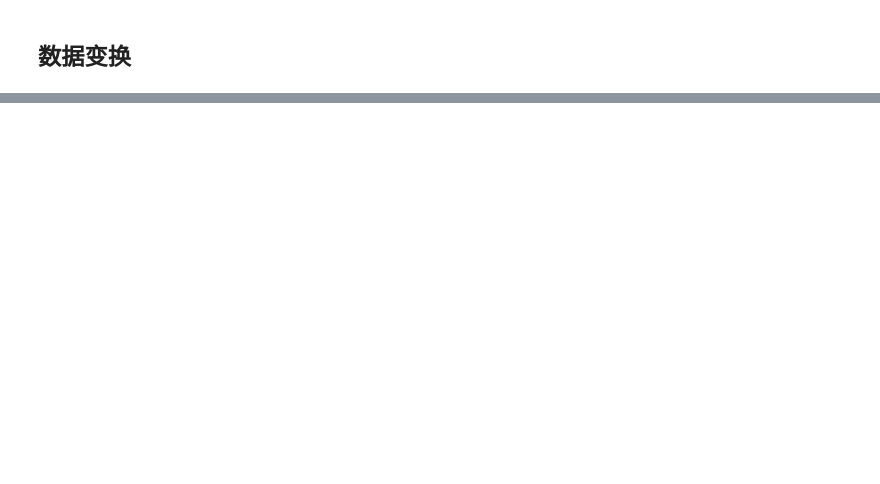
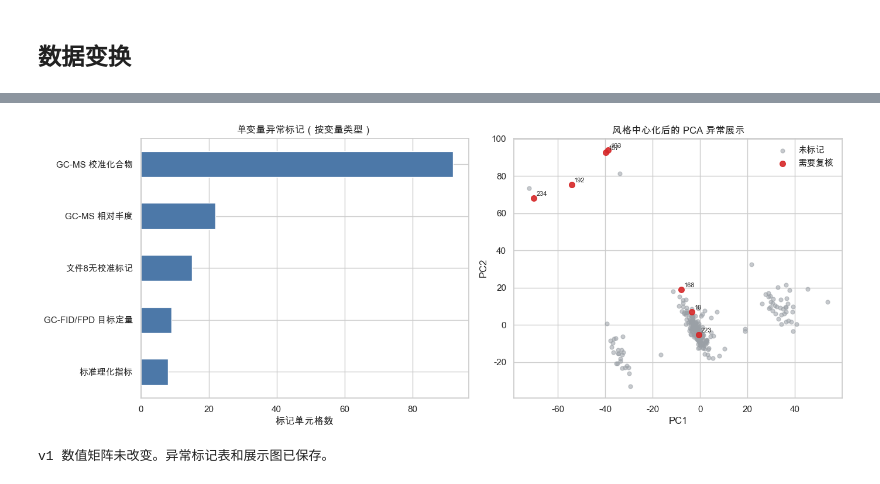
Before and after one commit to Malodys/matho-rtri-mind-2026, a Jupyter notebook: notebooks/02_chem_process.ipynb, the cells around one changed output, grey strips where cells are left out. Drawn from its saved outputs; the diff is of its cells as text; code cells hidden in the pictures; blank space fills up the shorter version.

```diff
--- a/notebooks/02_chem_process.ipynb
+++ b/notebooks/02_chem_process.ipynb
@@ -111,0 +275,19 @@ print(f"项目目录: {PROJECT_ROOT}")
+# %%
+# --- 对3个未标定 A.U. 列取 log10:只改形态,不改变"半定量 A.U."语义 ---
+# 有标定的51列走"逆变换→统一mg/L→log10";这三列无标定、无单位可逆推,
+# 只做纯 log10。unit 仍按 file8 记为 A.U.,不解释为浓度。
+for col in au_cols:
+    chem_prepared[col] = np.log10(chem_values[col].where(chem_values[col] > 0))
+
+feature_audit.loc[au_cols, "scale_action"] = "log10(A.U.原值)"
+
+# 校验:NA 数不变;变换后取值进入对数量级
+au_transform_check = pd.DataFrame({
+    "n_na_before": chem_values[au_cols].isna().sum(),
+    "n_na_after": chem_prepared[au_cols].isna().sum(),
+    "min_after": chem_prepared[au_cols].min(),
+    "max_after": chem_prepared[au_cols].max(),
+})
+assert (au_transform_check["n_na_before"] == au_transform_check["n_na_after"]).all()
+display(au_transform_check.round(4))
+display(feature_audit.groupby(["block", "scale_action"]).size().rename("columns").to_frame())
@@ -111,0 +822,36 @@ print(f"项目目录: {PROJECT_ROOT}")
+# %%
+# === 展示与落盘：只保存标记，不修改 v1 ===
+fig, axes = plt.subplots(1, 2, figsize=(14, 5.5))
+
+if len(cell_outlier_flags):
+    block_counts = cell_outlier_flags.groupby("block").size().sort_values()
+    block_counts.plot.barh(ax=axes[0], color="#4C78A8")
+axes[0].set_title("单变量异常标记（按变量类型）")
+axes[0].set_xlabel("标记单元格数")
+axes[0].set_ylabel("")
+
+plot_flag = sample_outlier_scores["review_flag"].to_numpy()
+axes[1].scatter(scores[~plot_flag, 0], scores[~plot_flag, 1],
+                s=24, alpha=0.55, color="#9AA0A6", label="未标记")
+axes[1].scatter(scores[plot_flag, 0], scores[plot_flag, 1],
+                s=48, alpha=0.9, color="#D62728", label="需要复核")
+for beer, x, y in zip(outlier_data.index[plot_flag], scores[plot_flag, 0], scores[plot_flag, 1]):
+    axes[1].annotate(str(beer), (x, y), xytext=(3, 3), textcoords="offset points", fontsize=8)
+axes[1].set_title("风格中心化后的 PCA 异常展示")
+axes[1].set_xlabel("PC1")
+axes[1].set_ylabel("PC2")
+axes[1].legend(frameon=False)
+
+plt.tight_layout()
+outlier_figure = FIGURE_DIR / "02_outlier_overview_v1.png"
+fig.savefig(outlier_figure, dpi=180, bbox_inches="tight")
+plt.show()
+
+cell_outlier_flags.to_csv(INTERIM_DIR / "chem_outlier_cell_flags_v1.csv", index=False, encoding="utf-8-sig")
+sample_outlier_scores.to_csv(INTERIM_DIR / "chem_outlier_sample_scores_v1.csv", encoding="utf-8-sig")
+
+assert hashlib.sha256((INTERIM_DIR / "chem_log10_matrix_v1.csv").read_bytes()).hexdigest() == v1_manifest["sha256"]
+print("v1 数值矩阵未改变。异常标记表和展示图已保存。")
+# %% [output]
+[figure, added]
+v1 数值矩阵未改变。异常标记表和展示图已保存。
```
Also changed, not shown: parts of 39 cells of this notebook, 27 other files.
